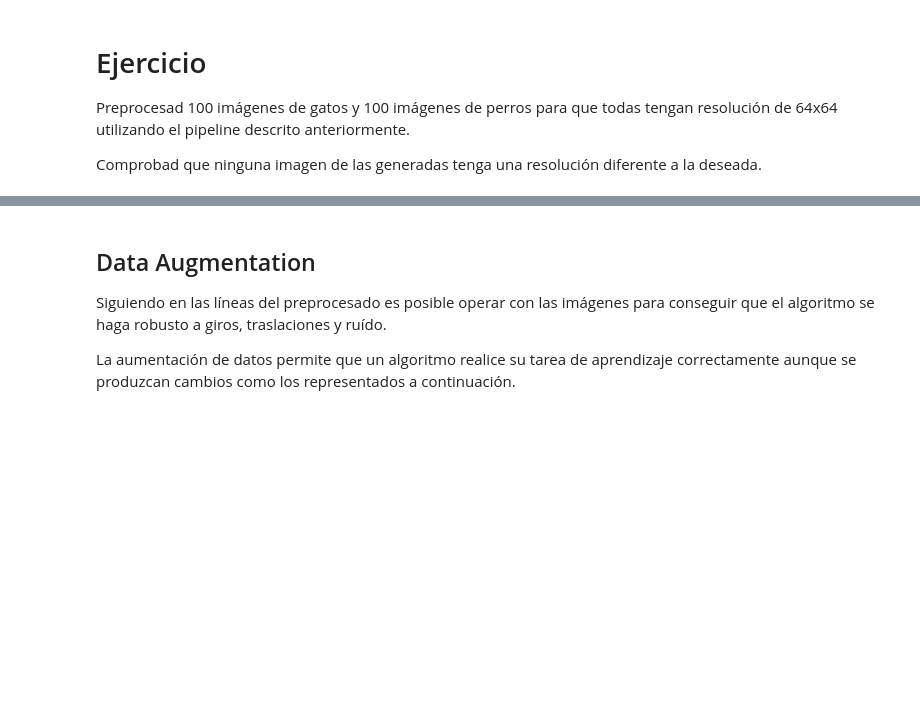
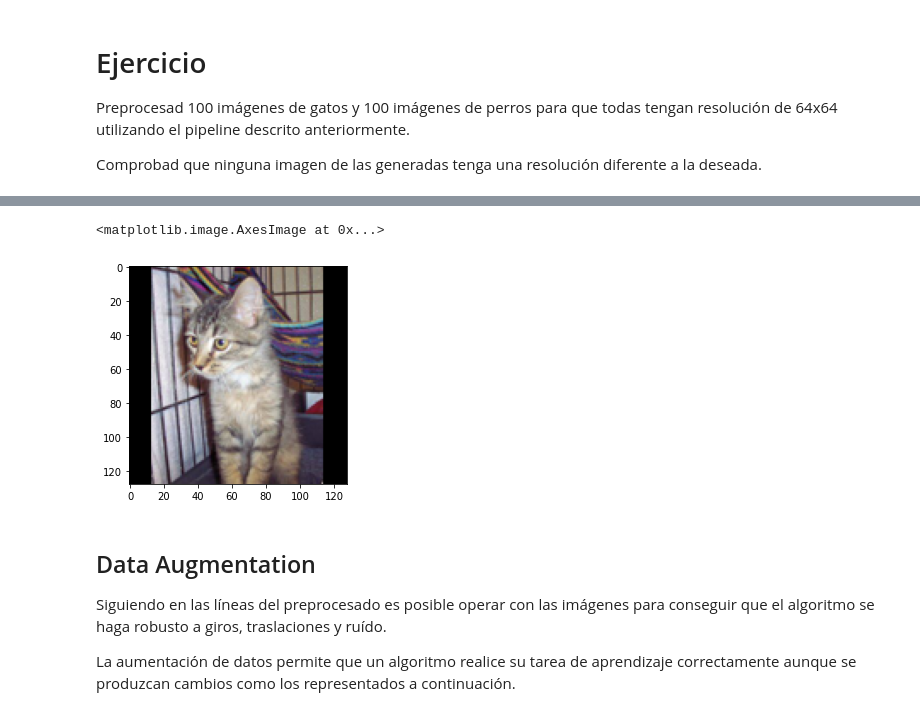
Before and after one commit to JoseAdFer/IDAL_IA3_JoseAdell, a Jupyter notebook: computer_vision_2.ipynb, the cells around one changed output, grey strips where cells are left out. Saved outputs shown, nothing was run; the diff lists cells and outputs as text; code cells hidden in the pictures; blank space fills up the shorter version.

```diff
--- a/computer_vision_2.ipynb
+++ b/computer_vision_2.ipynb
@@ -562,3 +580,10 @@ import os
 # %%
 cat_files = os.listdir("cats_and_dogs_filtered/train/cats")[0:100]
 dog_files = os.listdir("cats_and_dogs_filtered/train/dogs")[0:100]
+# %%
+for file_ in cat_files:
+  path = os.path.join("cats_and_dogs_filtered/train/cats", file_)
+  img = Image.open(path)
+  n_img=res_image(img, 64)
+  f_img=pad_image(n_img)
+  print(f_img.shape)
@@ -565,3 +664,8 @@ dog_files = os.listdir("cats_and_dogs_filtered/train/dogs")[0:100]
+# %%
+plt.imshow(f_img)
+# %% [output]
+<matplotlib.image.AxesImage at 0x...>
+[figure, added]
 # %% [markdown]
 ## Data Augmentation
 
```
Also changed, not shown: parts of 13 cells of this notebook.
